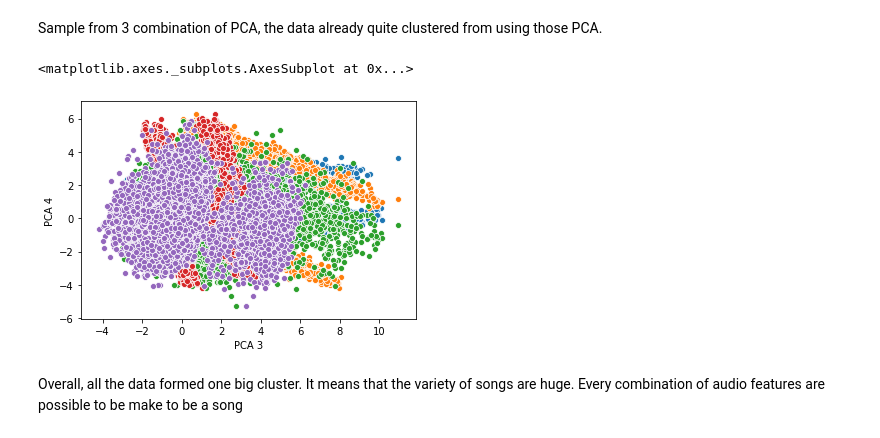
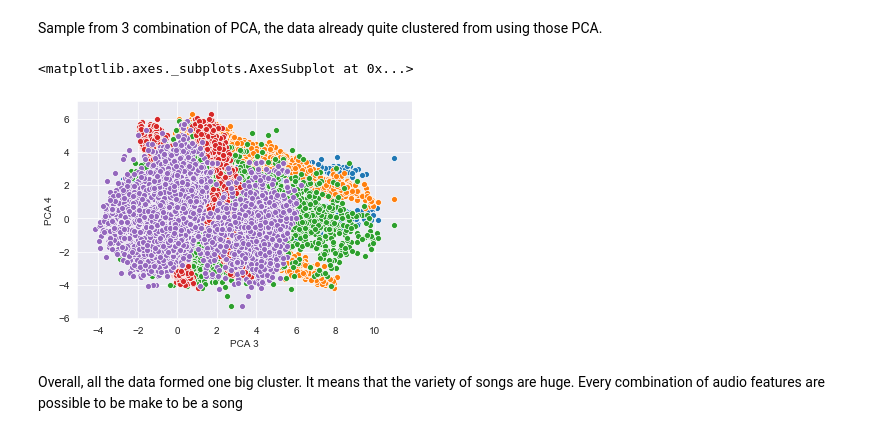
Before and after one commit to rayefraim/JCDSBDG02-Final-Project, a Jupyter notebook: 5) Clustering Track with KMeans model.ipynb, the cells around one changed output. Saved outputs shown, nothing was run; the diff lists cells and outputs as text; code cells hidden in the pictures.

```diff
--- a/5) Clustering Track with KMeans model.ipynb
+++ b/5) Clustering Track with KMeans model.ipynb
@@ -81,14 +81,15 @@ sns.scatterplot(x=df_pca["PCA 3"],y=df_pca["PCA 4"])
 # %% [markdown]
 Sample from 3 combination of PCA, the data already quite clustered from using those PCA.
 # %%
+sns.set_style("darkgrid")
 sns.scatterplot(x=df_pca["PCA 1"],y=df_pca["PCA 2"])
 sns.scatterplot(x=df_pca["PCA 1"],y=df_pca["PCA 3"])
 sns.scatterplot(x=df_pca["PCA 1"],y=df_pca["PCA 4"])
 sns.scatterplot(x=df_pca["PCA 2"],y=df_pca["PCA 3"])
 sns.scatterplot(x=df_pca["PCA 3"],y=df_pca["PCA 4"])
 # %% [output]
 <matplotlib.axes._subplots.AxesSubplot at 0x...>
-[figure, old version]
+[figure, new version]
 # %% [markdown]
 Overall, all the data formed one big cluster. It means that the variety of songs are huge. Every combination of audio features are possible to be make to be a song
 # %% [markdown]
```
Also changed, not shown: parts of 2 cells of this notebook.
